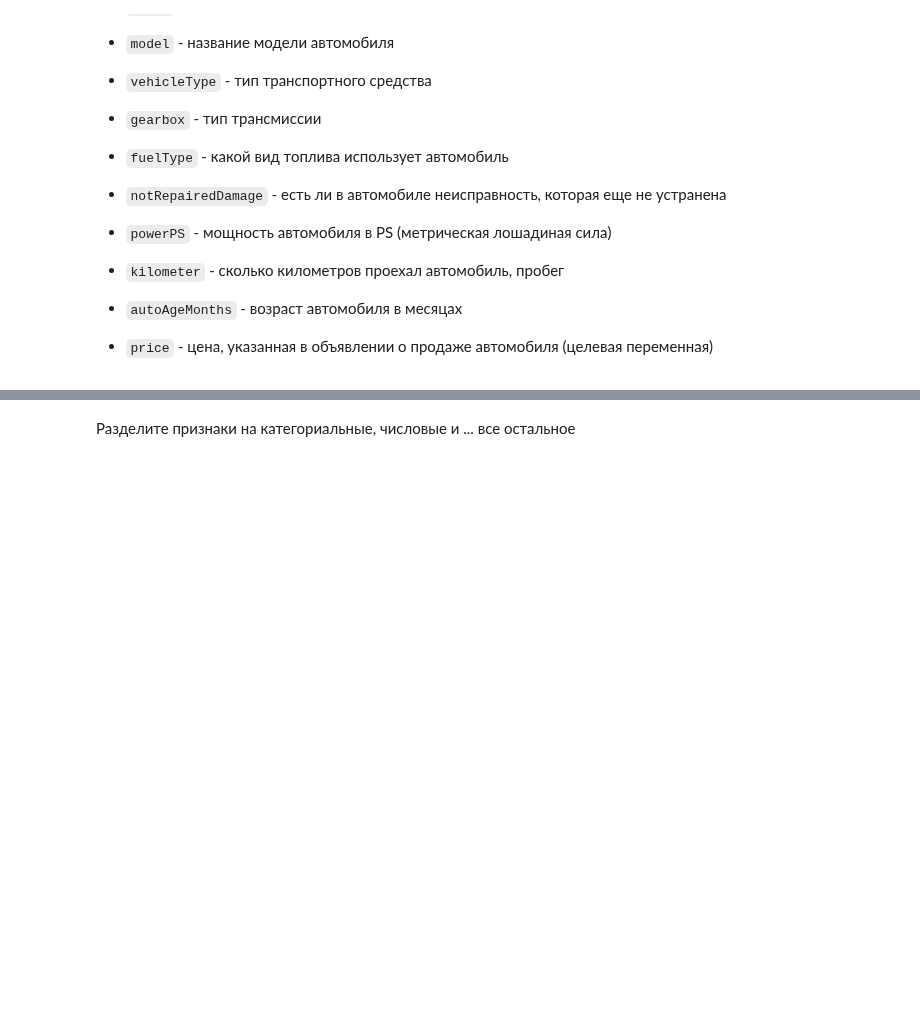
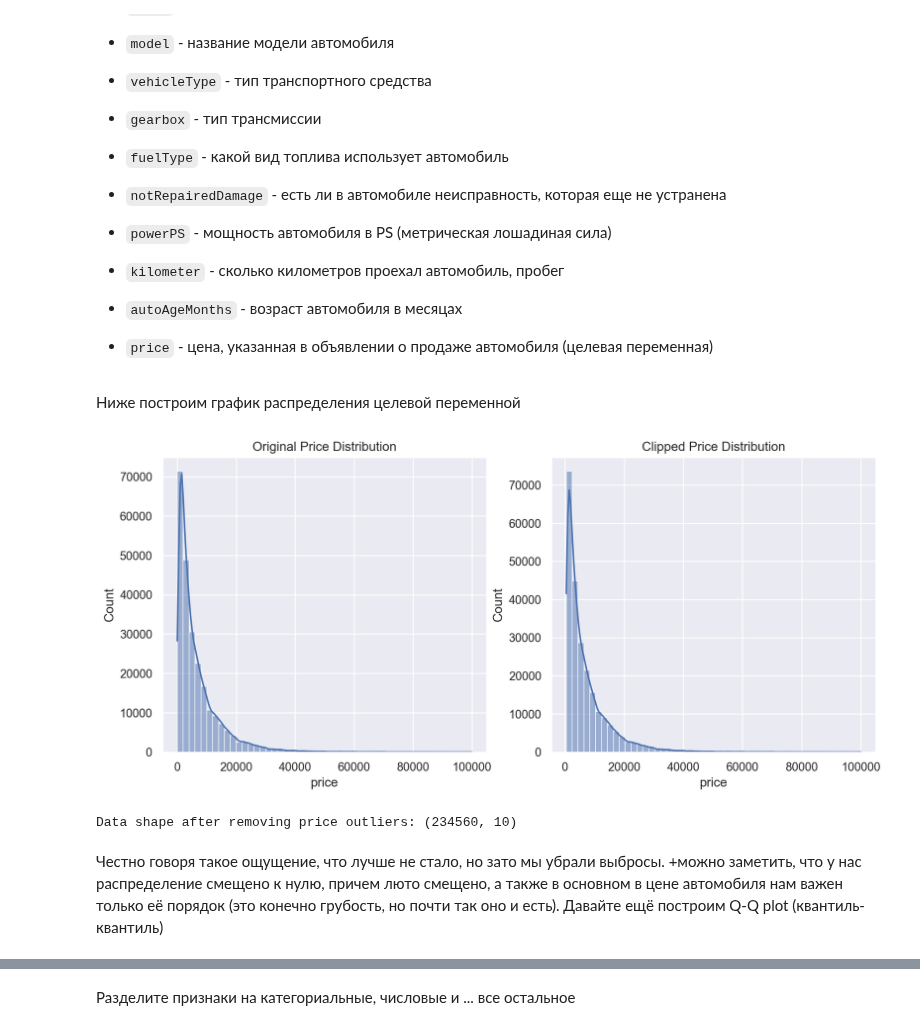
Before and after one commit to Expatq/machine-learning-1, a Jupyter notebook: ml1-2026-spring/homework-practice/homework-practice-02-gd/homework-practice-02-gd.ipynb, the cells around one changed output, grey strips where cells are left out. Cells and saved outputs as stored; diff of their text form; code cells hidden in the pictures; blank space fills up the shorter version.

```diff
--- a/ml1-2026-spring/homework-practice/homework-practice-02-gd/homework-practice-02-gd.ipynb
+++ b/ml1-2026-spring/homework-practice/homework-practice-02-gd/homework-practice-02-gd.ipynb
@@ -536,7 +536,7 @@ from descents import (
 )
 from linear_regression import CustomLinearRegression
 
-sns.set(style='darkgrid')
+sns.set_theme()
 # %%
 data = pd.read_csv('autos.csv')  # разумеется, если вы используете не pandas, это надо поменять
 # %%
@@ -563,3 +563,39 @@ data.head()
 
 
 * `price` - цена, указанная в объявлении о продаже автомобиля (целевая переменная)
+# %% [markdown]
+Ниже построим график распределения целевой переменной
+# %%
+%matplotlib inline
+import matplotlib.pyplot as plt
+import seaborn as sns
+
+%config InlineBackend.figure_format = 'retina'
+plt.rcParams['figure.figsize'] = 12, 5
+plt.rcParams['font.size'] = 12
+plt.rcParams['savefig.format'] = 'pdf'
+sns.set_style('darkgrid')
+# %%
+plt.figure(figsize=(12, 5))
+
+plt.subplot(1, 2, 1)
+sns.histplot(data['price'], bins=50, kde=True)
+plt.title('Original Price Distribution')
+
+q_low = data['price'].quantile(0.01)
+q_high = data['price'].quantile(0.99)
+
+valid_price = (data['price'] > 450) & (data['price'] < 150000)
+data = data[valid_price]
+
+plt.subplot(1, 2, 2)
+sns.histplot(data['price'], bins=50, kde=True)
+plt.title('Clipped Price Distribution')
+plt.show()
+
+print(f"Data shape after removing price outliers: {data.shape}")
+# %% [output]
+[figure, added]
+Data shape after removing price outliers: (234560, 10)
+# %% [markdown]
+Честно говоря такое ощущение, что лучше не стало, но зато мы убрали выбросы. +можно заметить, что у нас распределение смещено к нулю, причем люто смещено, а также в основном в цене автомобиля нам важен только её порядок (это конечно грубость, но почти так оно и есть). Давайте ещё построим Q-Q plot (квантиль-квантиль)
```
Also changed, not shown: parts of 47 cells of this notebook, 3 other files.
